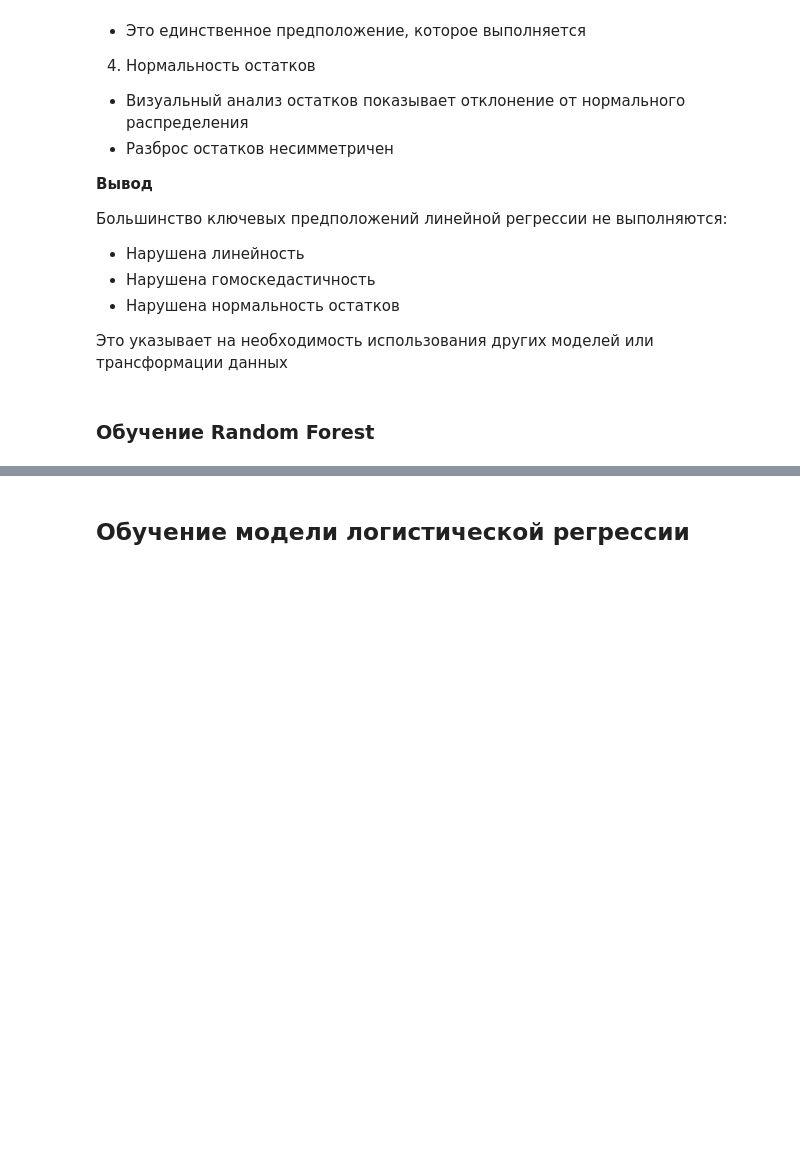
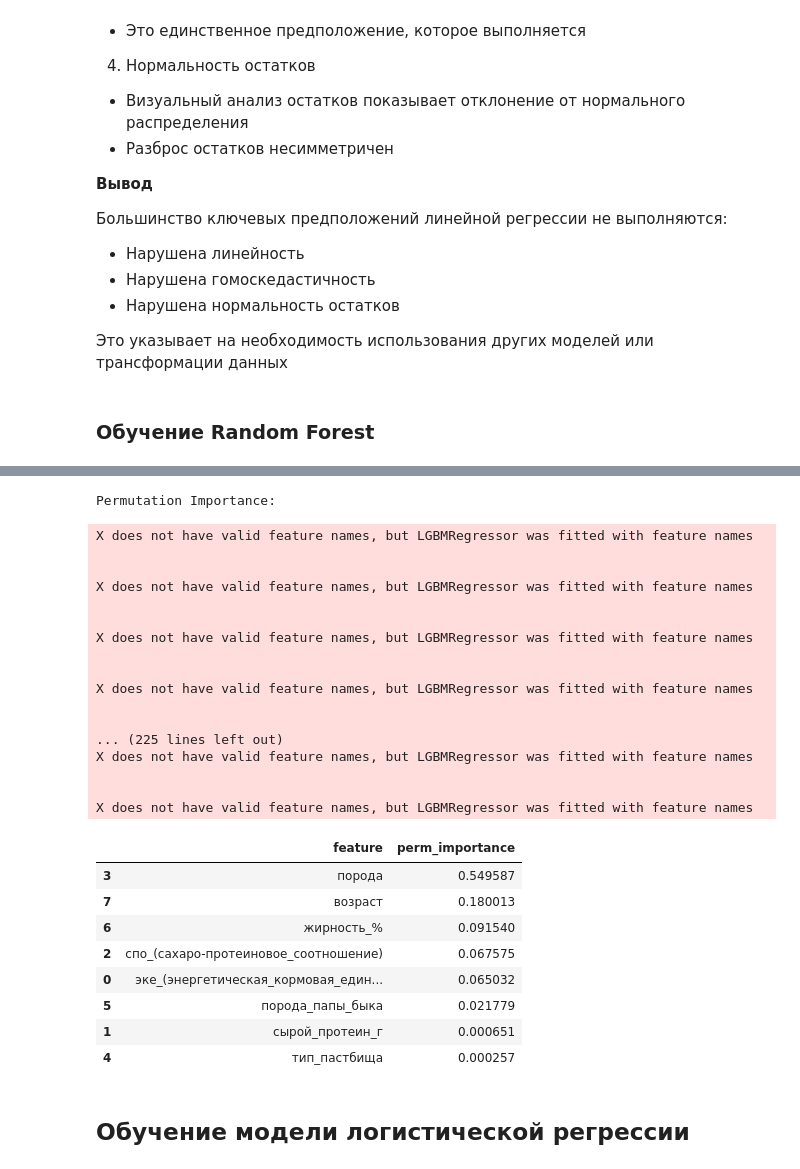
Before and after one commit to Shattsur/cow_price_prediction, a Jupyter notebook: cow_price_prediction.ipynb, the cells around one changed output, grey strips where cells are left out. Saved outputs shown, nothing was run; the diff lists cells and outputs as text; code cells hidden in the pictures; blank space fills up the shorter version.

```diff
--- a/cow_price_prediction.ipynb
+++ b/cow_price_prediction.ipynb
@@ -1351,3 +1496,52 @@ RMSE: 171.58
+# %%
+best_model_lgbm = random_search.best_estimator_.named_steps['regressor']
+
+# Permutation importance
+from sklearn.inspection import permutation_importance
+
+perm_importance = permutation_importance(
+    best_model_lgbm,
+    X_test_processed,
+    y_test,
+    n_repeats=10,
+    random_state=42
+)
+
+perm_importance_df = pd.DataFrame({
+    'feature': X_train.columns,
+    'perm_importance': perm_importance.importances_mean
+}).sort_values('perm_importance', ascending=False)
+
+print("Permutation Importance:")
+perm_importance_df
+# %% [output]
+Permutation Importance:
+X does not have valid feature names, but LGBMRegressor was fitted with feature names
+
+
+X does not have valid feature names, but LGBMRegressor was fitted with feature names
+
+
+X does not have valid feature names, but LGBMRegressor was fitted with feature names
+
+
+X does not have valid feature names, but LGBMRegressor was fitted with feature names
+
+
+... (225 lines left out)
+X does not have valid feature names, but LGBMRegressor was fitted with feature names
+
+
+X does not have valid feature names, but LGBMRegressor was fitted with feature names
+|  | feature | perm_importance |
+| 3 | порода | 0.549587 |
+| 7 | возраст | 0.180013 |
+| 6 | жирность_% | 0.091540 |
+| 2 | спо_(сахаро-протеиновое_соотношение) | 0.067575 |
+| 0 | эке_(энергетическая_кормовая_един... | 0.065032 |
+| 5 | порода_папы_быка | 0.021779 |
+| 1 | сырой_протеин_г | 0.000651 |
+| 4 | тип_пастбища | 0.000257 |
 # %% [markdown]
 ## Обучение модели логистической регрессии
 # %%
```
Also changed, not shown: parts of 10 cells of this notebook.
